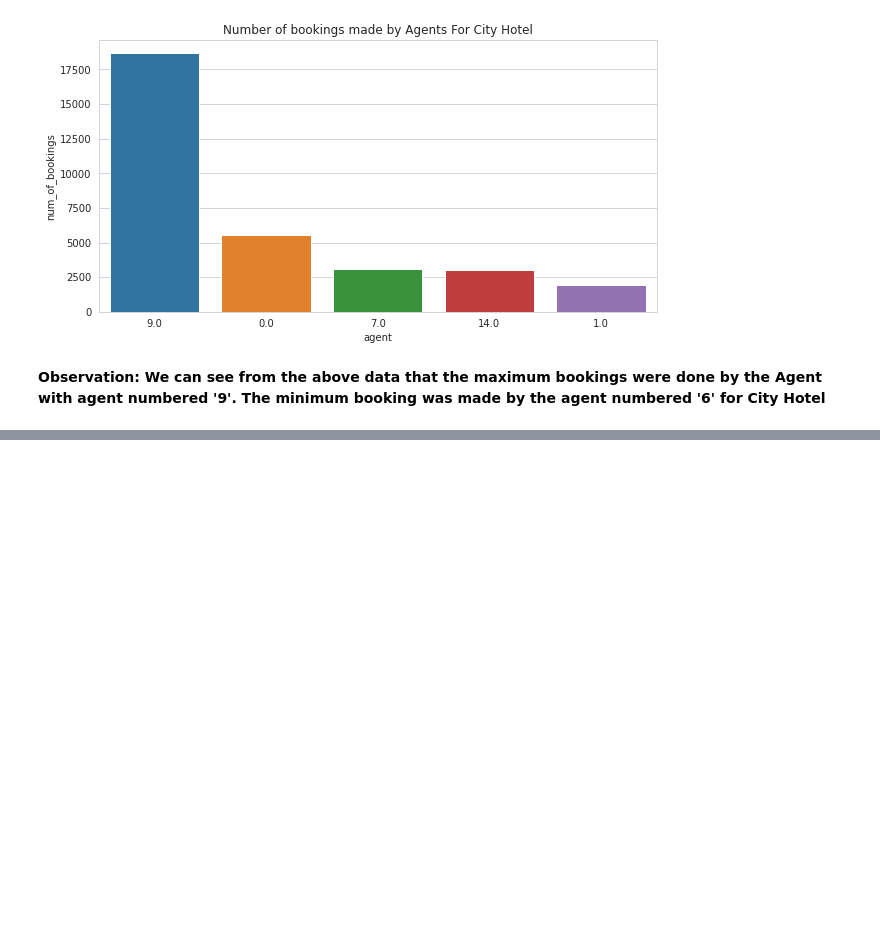
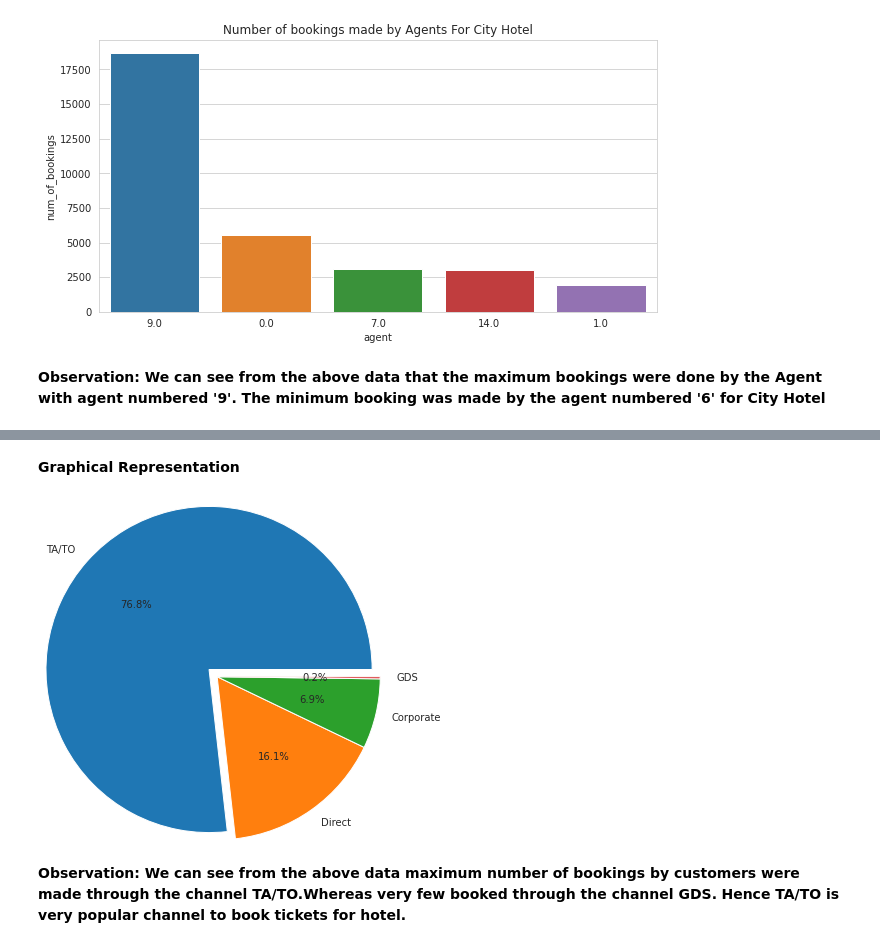
Before and after one commit to Jatingpt/Hotel-Booking-Analysis, a Jupyter notebook: Hotel_Booking_Analysis_Capstone_Project.ipynb, the cells around one changed output, grey strips where cells are left out. Cells and saved outputs as stored; diff of their text form; code cells hidden in the pictures; blank space fills up the shorter version.

```diff
--- a/Hotel_Booking_Analysis_Capstone_Project.ipynb
+++ b/Hotel_Booking_Analysis_Capstone_Project.ipynb
@@ -795,0 +809,14 @@ Text(0.5, 1.0, 'Number of bookings made by Agents For City Hotel')
+# %% [markdown]
+**Graphical Representation**
+# %%
+booking_vals=['57718' , '12088' ,'5203' , '156' ,]
+channel_labels=['TA/TO' ,'Direct' ,'Corporate' ,'GDS']
+exp=[0.1,0,0,0]
+plt.pie(booking_vals,labels=channel_labels , explode=exp,autopct='%0.1f%%',radius= 1.5,)
+
+plt.show()
+# %% [output]
+[figure, added]
+# %% [markdown]
+**Observation: We can see from the above data maximum number of bookings by customers were made through the channel TA/TO.Whereas very few booked through the channel GDS.**
+**Hence TA/TO is very popular channel to book tickets for hotel.**
```
Also changed, not shown: parts of 4 cells of this notebook.
